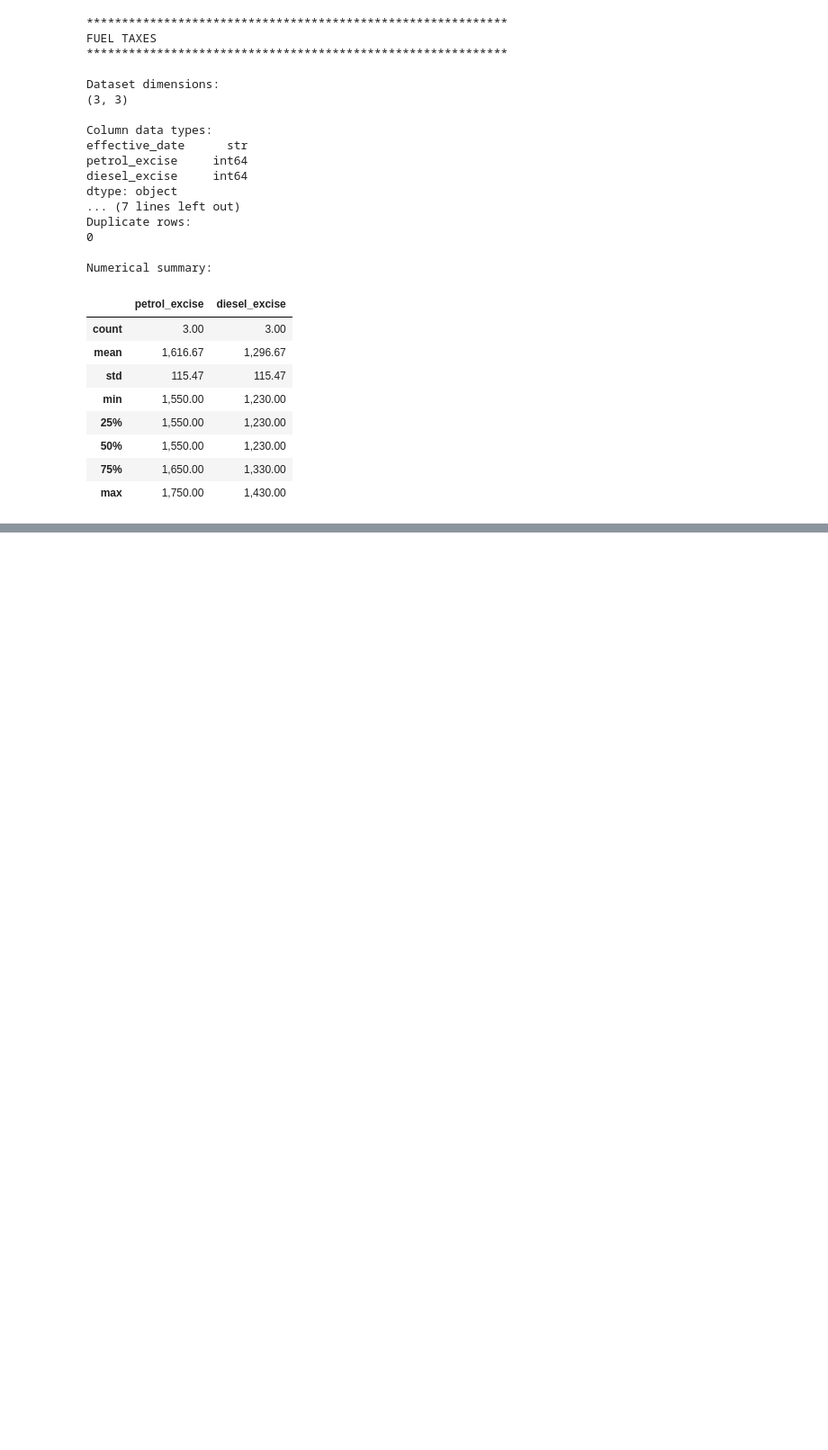
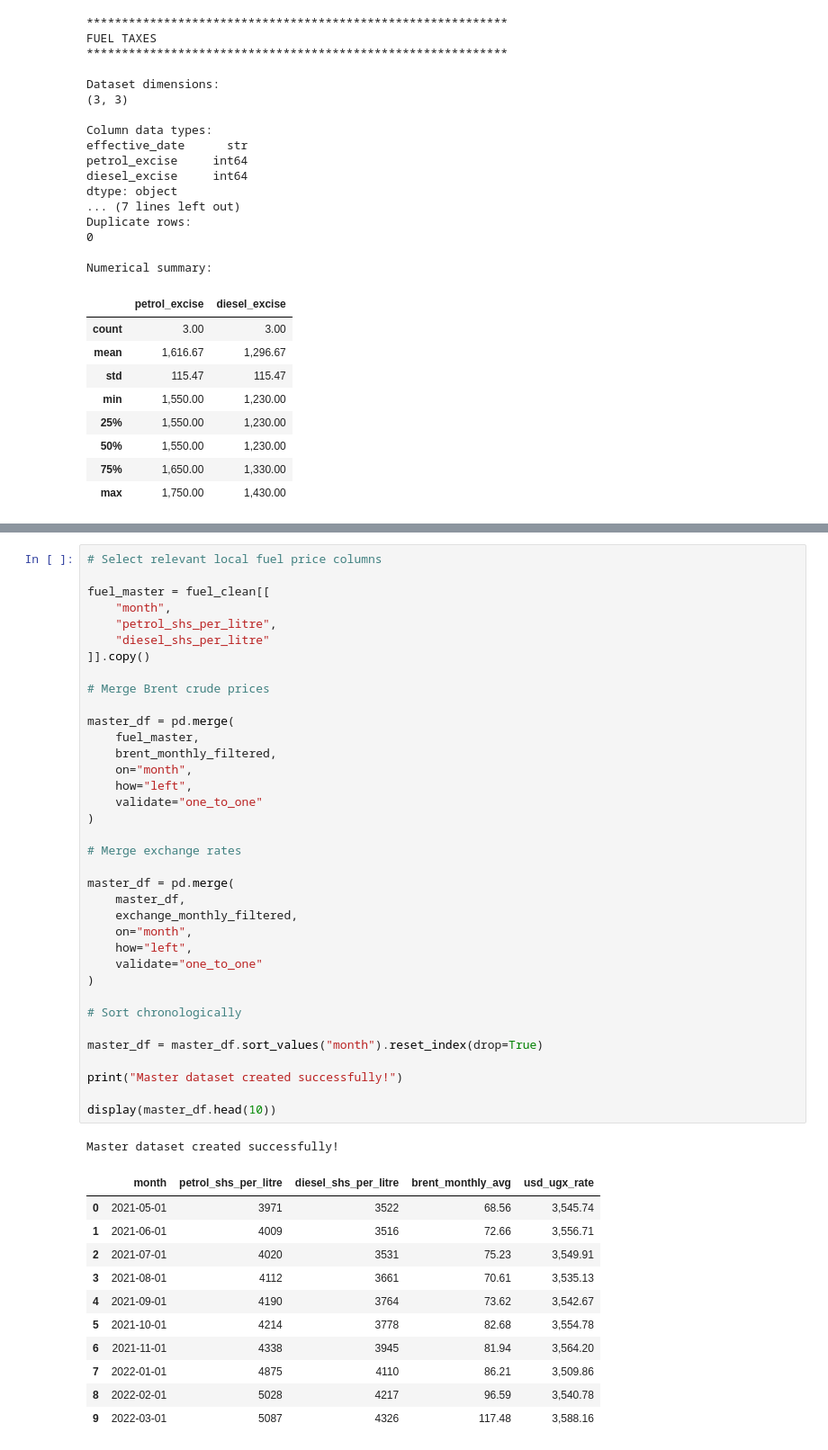
Before and after one commit to amon2100/kampala-fuel-price-predictor, a Jupyter notebook: notebooks/kampala-fuel-price-predictor.ipynb, the cells around one changed output, grey strips where cells are left out. Shown at 90% size. Drawn from its saved outputs; the diff is of its cells as text; blank space fills up the shorter version.

```diff
--- a/notebooks/kampala-fuel-price-predictor.ipynb
+++ b/notebooks/kampala-fuel-price-predictor.ipynb
@@ -332,0 +581,49 @@ Numerical summary:
+# %%
+# Select relevant local fuel price columns
+
+fuel_master = fuel_clean[[
+    "month",
+    "petrol_shs_per_litre",
+    "diesel_shs_per_litre"
+]].copy()
+
+# Merge Brent crude prices
+
+master_df = pd.merge(
+    fuel_master,
+    brent_monthly_filtered,
+    on="month",
+    how="left",
+    validate="one_to_one"
+)
+
+# Merge exchange rates
+
+master_df = pd.merge(
+    master_df,
+    exchange_monthly_filtered,
+    on="month",
+    how="left",
+    validate="one_to_one"
+)
+
+# Sort chronologically
+
+master_df = master_df.sort_values("month").reset_index(drop=True)
+
+print("Master dataset created successfully!")
+
+display(master_df.head(10))
+# %% [output]
+Master dataset created successfully!
+|  | month | petrol_shs_per_litre | diesel_shs_per_litre | brent_monthly_avg | usd_ugx_rate |
+| 0 | 2021-05-01 | 3971 | 3522 | 68.56 | 3,545.74 |
+| 1 | 2021-06-01 | 4009 | 3516 | 72.66 | 3,556.71 |
+| 2 | 2021-07-01 | 4020 | 3531 | 75.23 | 3,549.91 |
+| 3 | 2021-08-01 | 4112 | 3661 | 70.61 | 3,535.13 |
+| 4 | 2021-09-01 | 4190 | 3764 | 73.62 | 3,542.67 |
+| 5 | 2021-10-01 | 4214 | 3778 | 82.68 | 3,554.78 |
+| 6 | 2021-11-01 | 4338 | 3945 | 81.94 | 3,564.20 |
+| 7 | 2022-01-01 | 4875 | 4110 | 86.21 | 3,509.86 |
+| 8 | 2022-02-01 | 5028 | 4217 | 96.59 | 3,540.78 |
+| 9 | 2022-03-01 | 5087 | 4326 | 117.48 | 3,588.16 |
```
Also changed, not shown: parts of 20 cells of this notebook, 3 other files.
